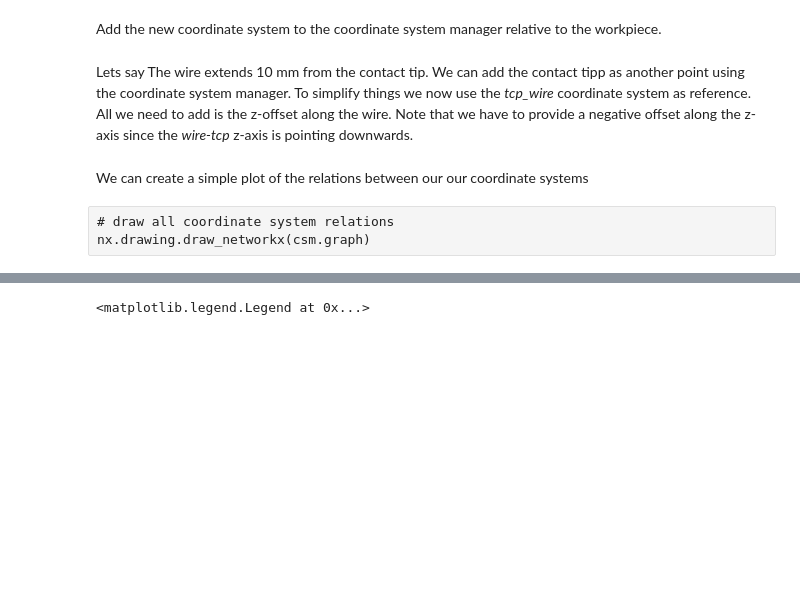
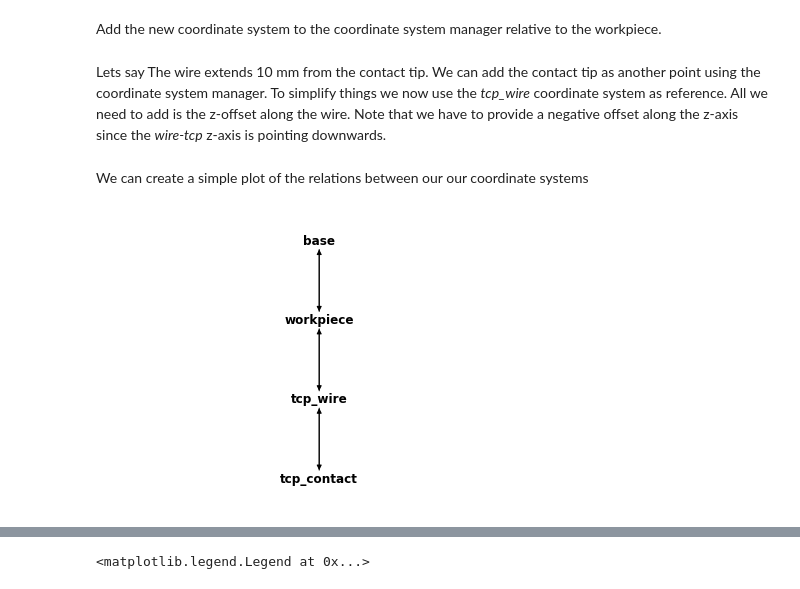
Before and after one commit to BAMWelDX/weldx, a Jupyter notebook: tutorials/welding_example_01_basics.ipynb, the cells around one changed output, grey strips where cells are left out. Saved outputs shown, nothing was run; the diff lists cells and outputs as text; code cells hidden in the pictures; blank space fills up the shorter version.

```diff
--- a/tutorials/welding_example_01_basics.ipynb
+++ b/tutorials/welding_example_01_basics.ipynb
@@ -161,7 +160,7 @@ Add the new coordinate system to the coordinate system manager relative to the w
 # add the workpiece coordinate system
 csm.add_cs(coordinate_system_name="tcp_wire", reference_system_name="workpiece", local_coordinate_system=tcp_wire)
 # %% [markdown]
-Lets say The wire extends 10 mm from the contact tip. We can add the contact tipp as another point using the coordinate system manager. To simplify things we now use the _tcp_wire_ coordinate system as reference. All we need to add is the z-offset along the wire. Note that we have to provide a negative offset along the z-axis since the _wire-tcp_ z-axis is pointing downwards.
+Lets say The wire extends 10 mm from the contact tip. We can add the contact tip as another point using the coordinate system manager. To simplify things we now use the _tcp_wire_ coordinate system as reference. All we need to add is the z-offset along the wire. Note that we have to provide a negative offset along the z-axis since the _wire-tcp_ z-axis is pointing downwards.
 # %%
 tcp_contact = lcs(coordinates=[0, 0, -10])
 # %%
@@ -169,8 +168,9 @@ tcp_contact = lcs(coordinates=[0, 0, -10])
 csm.add_cs(coordinate_system_name="tcp_contact", reference_system_name="tcp_wire", local_coordinate_system=tcp_contact)
 # %% [markdown]
 We can create a simple plot of the relations between our our coordinate systems
-# %% [raw]
-# draw all coordinate system relations
-nx.drawing.draw_networkx(csm.graph)
+# %%
+csm
+# %% [output]
+[figure, added]
 # %% [markdown]
 ## plot the TCP trajectory
```
Also changed, not shown: parts of 12 cells of this notebook.
